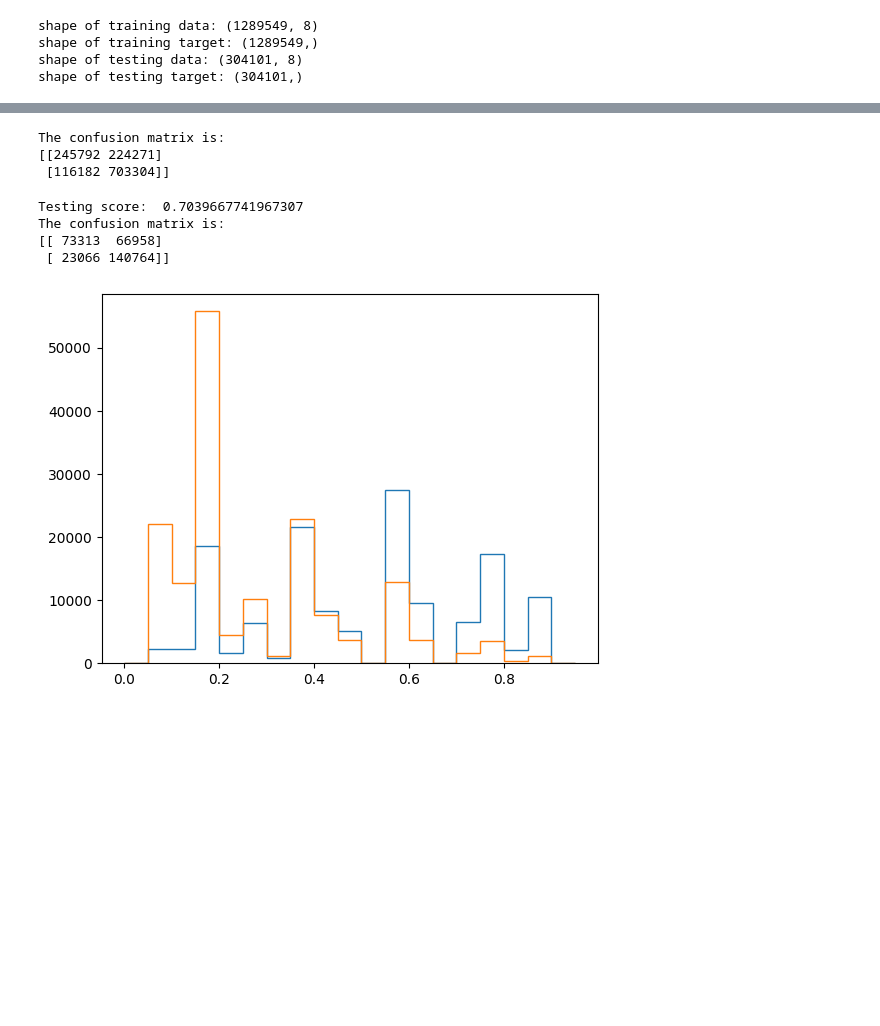
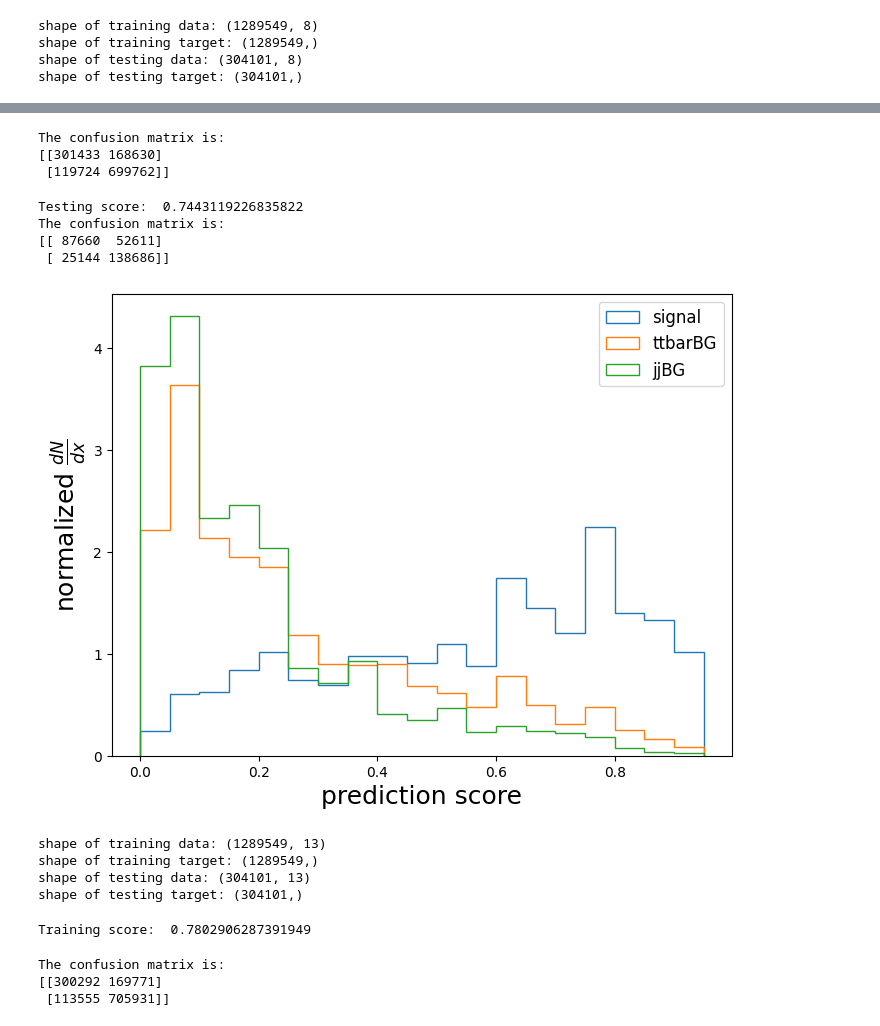
Before and after one commit to FeiChinzz/ggHH, a Jupyter notebook: DecisionTree.ipynb, the cells around one changed output, grey strips where cells are left out. Cells and saved outputs as stored; diff of their text form; code cells hidden in the pictures; blank space fills up the shorter version.

Commit message:
finish decision tree

```diff
--- a/DecisionTree.ipynb
+++ b/DecisionTree.ipynb
@@ -56,11 +54,11 @@ shape of testing target: (304101,)
 # %%
 ##### fit decision tree #####
 
-model_tree = tree.DecisionTreeClassifier(max_depth=5)
+model_tree = tree.DecisionTreeClassifier(max_depth=12)
 model_tree.fit(train_data, train_target)
 
-fig, axes = plt.subplots(nrows = 1,ncols = 1,figsize = (8,8), dpi=1000)
-tree.plot_tree(model_tree, feature_names=features_tradition, class_names=target_2, filled=True)
+# fig, axes = plt.subplots(nrows = 1,ncols = 1,figsize = (8,8), dpi=1000)
+# tree.plot_tree(model_tree, feature_names=features_tradition, class_names=target_2, filled=True)
 
 print("Training score: ", model_tree.score(train_data, train_target))
 # %% [output]
@@ -74,8 +71,8 @@ print("The confusion matrix is:")
 print(confusion_matrix(train_target, target_pred))
 # %% [output]
 The confusion matrix is:
-[[245792 224271]
- [116182 703304]]
+[[301433 168630]
+ [119724 699762]]
 # %%
 ##### plot the testing confusion matrix #####
 
@@ -85,16 +82,68 @@ predtion = model_tree.predict(test_data)
 print("The confusion matrix is:")
 print(confusion_matrix(test_target, predtion))
 # %% [output]
-Testing score:  0.7039667741967307
+Testing score:  0.7443119226835822
 The confusion matrix is:
-[[ 73313  66958]
- [ 23066 140764]]
+[[ 87660  52611]
+ [ 25144 138686]]
 # %%
 prediction_probability = model_tree.predict_proba(test_data)
 
+plt.figure(1, figsize=(8,6))
 bins = np.arange(0,1,0.05)
-plt.hist(prediction_probability[0:140271,0], histtype='step', bins=bins)
-plt.hist(prediction_probability[140271:140271+163830,0], histtype='step', bins=bins)
+plt.hist(prediction_probability[0:140271,0], histtype='step', bins=bins, label='signal', density=True)
+plt.hist(prediction_probability[140271:140271+109522,0], histtype='step', bins=bins, label='ttbarBG', density=True)
+plt.hist(prediction_probability[140271+109522:,0], histtype='step', bins=bins, label='jjBG', density=True)
+plt.xlabel(r"prediction score", fontsize=18)
+plt.ylabel(r"normalized $\frac{dN}{dx}$", fontsize=18)
+plt.legend(loc='best', fontsize=12)
 plt.show()
 # %% [output]
-[figure, old version]
+[figure, new version]
+# %%
+##### scatch data with TDA #####
+
+tda_train_data = []
+for feature in features_TDA:
+    tda_train_data.append(data_file[feature][:])
+tda_train_data = np.array(tda_train_data).T
+train_target = data_file['target2'][:]
+
+tda_test_data = []
+for feature in features_TDA:
+    tda_test_data.append(test_file[feature][:])
+tda_test_data = np.array(tda_test_data).T
+test_target = test_file['target2'][:]
+
+print("shape of training data:", np.shape(tda_train_data))
+print("shape of training target:", np.shape(train_target))
+
+print("shape of testing data:", np.shape(tda_test_data))
+print("shape of testing target:", np.shape(test_target))
+# %% [output]
+shape of training data: (1289549, 13)
+shape of training target: (1289549,)
+shape of testing data: (304101, 13)
+shape of testing target: (304101,)
+# %%
+##### fit decision tree #####
+
+tda_model_tree = tree.DecisionTreeClassifier(max_depth=12)
+tda_model_tree.fit(tda_train_data, train_target)
+
+# fig, axes = plt.subplots(nrows = 1,ncols = 1,figsize = (8,8), dpi=1000)
+# tree.plot_tree(model_tree, feature_names=features_tradition, class_names=target_2, filled=True)
+
+print("Training score: ", tda_model_tree.score(tda_train_data, train_target))
+# %% [output]
+Training score:  0.7802906287391949
+# %%
+##### plot the training confusion matrix #####
+
+tda_target_pred = tda_model_tree.predict(tda_train_data)
+print("The confusion matrix is:")
+print(confusion_matrix(train_target, tda_target_pred))
+# %% [output]
+The confusion matrix is:
+[[300292 169771]
+ [113555 705931]]
```
Also changed, not shown: parts of 4 cells of this notebook.
